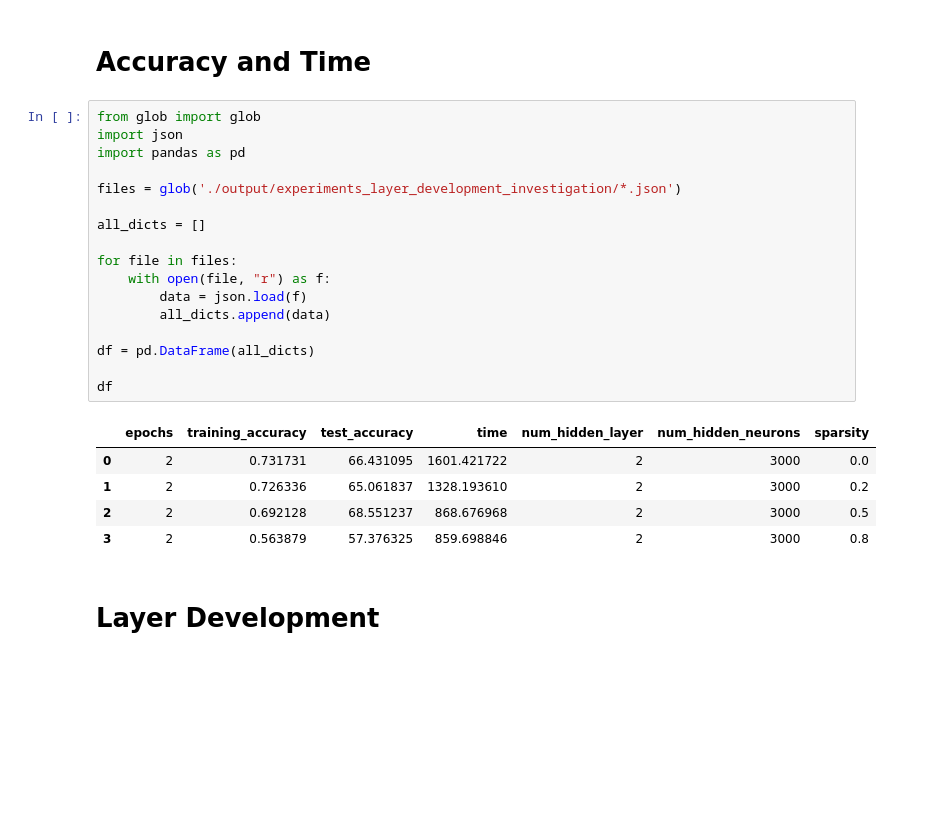
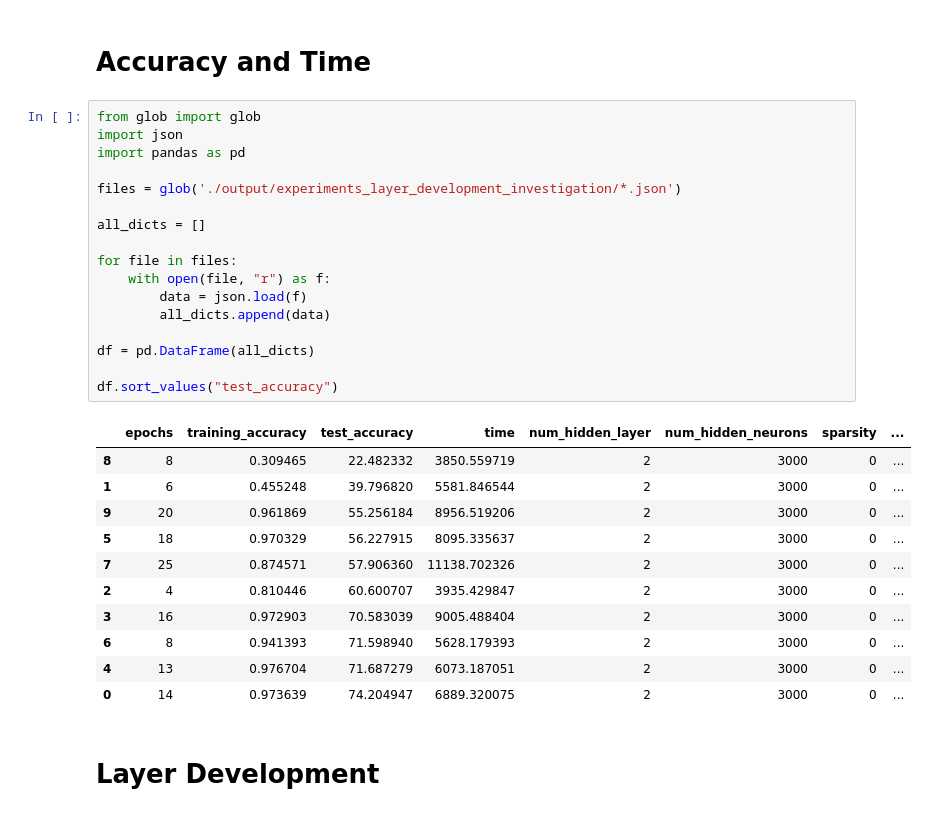
Before and after one commit to ForzaMark/whk-snn, a Jupyter notebook: heidelberg_implementation/layer_development_investiagtion_evaluation.ipynb, the cells around one changed output. Saved outputs shown, nothing was run; the diff lists cells and outputs as text; blank space fills up the shorter version.

```diff
--- a/heidelberg_implementation/layer_development_investiagtion_evaluation.ipynb
+++ b/heidelberg_implementation/layer_development_investiagtion_evaluation.ipynb
@@ -3,26 +3,32 @@
 # %%
 from glob import glob
 import json
 import pandas as pd
 
 files = glob('./output/experiments_layer_development_investigation/*.json')
 
 all_dicts = []
 
 for file in files:
     with open(file, "r") as f:
         data = json.load(f)
         all_dicts.append(data)
 
 df = pd.DataFrame(all_dicts)
 
-df
+df.sort_values("test_accuracy")
 # %% [output]
-|  | epochs | training_accuracy | test_accuracy | time | num_hidden_layer | num_hidden_neurons | sparsity |
-| 0 | 2 | 0.731731 | 66.431095 | 1601.421722 | 2 | 3000 | 0.0 |
-| 1 | 2 | 0.726336 | 65.061837 | 1328.193610 | 2 | 3000 | 0.2 |
-| 2 | 2 | 0.692128 | 68.551237 | 868.676968 | 2 | 3000 | 0.5 |
-| 3 | 2 | 0.563879 | 57.376325 | 859.698846 | 2 | 3000 | 0.8 |
+|  | epochs | training_accuracy | test_accuracy | time | num_hidden_layer | num_hidden_neurons | sparsity | ... |
+| 8 | 8 | 0.309465 | 22.482332 | 3850.559719 | 2 | 3000 | 0 | ... |
+| 1 | 6 | 0.455248 | 39.796820 | 5581.846544 | 2 | 3000 | 0 | ... |
+| 9 | 20 | 0.961869 | 55.256184 | 8956.519206 | 2 | 3000 | 0 | ... |
+| 5 | 18 | 0.970329 | 56.227915 | 8095.335637 | 2 | 3000 | 0 | ... |
+| 7 | 25 | 0.874571 | 57.906360 | 11138.702326 | 2 | 3000 | 0 | ... |
+| 2 | 4 | 0.810446 | 60.600707 | 3935.429847 | 2 | 3000 | 0 | ... |
+| 3 | 16 | 0.972903 | 70.583039 | 9005.488404 | 2 | 3000 | 0 | ... |
+| 6 | 8 | 0.941393 | 71.598940 | 5628.179393 | 2 | 3000 | 0 | ... |
+| 4 | 13 | 0.976704 | 71.687279 | 6073.187051 | 2 | 3000 | 0 | ... |
+| 0 | 14 | 0.973639 | 74.204947 | 6889.320075 | 2 | 3000 | 0 | ... |
 # %% [markdown]
 # Layer Development
 # %%
```
Also changed, not shown: parts of 1 cell of this notebook, 7 other files.
